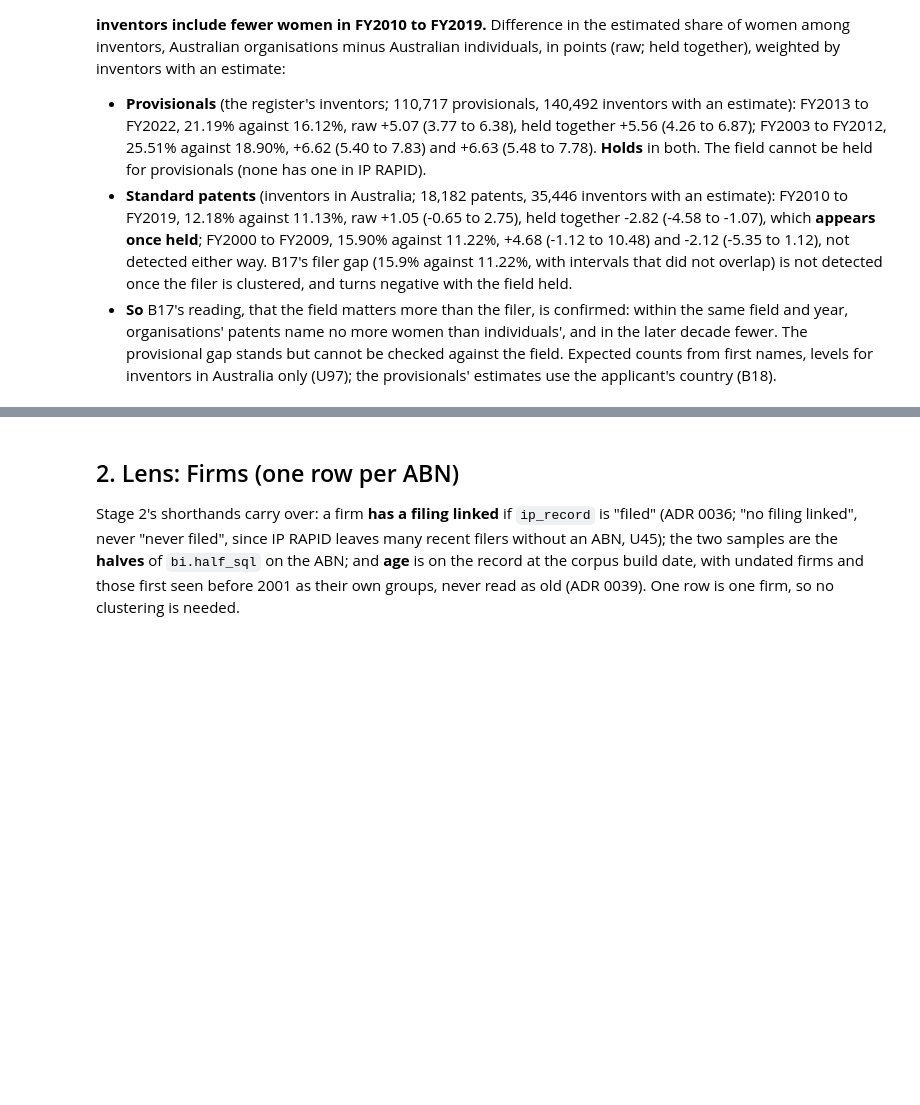
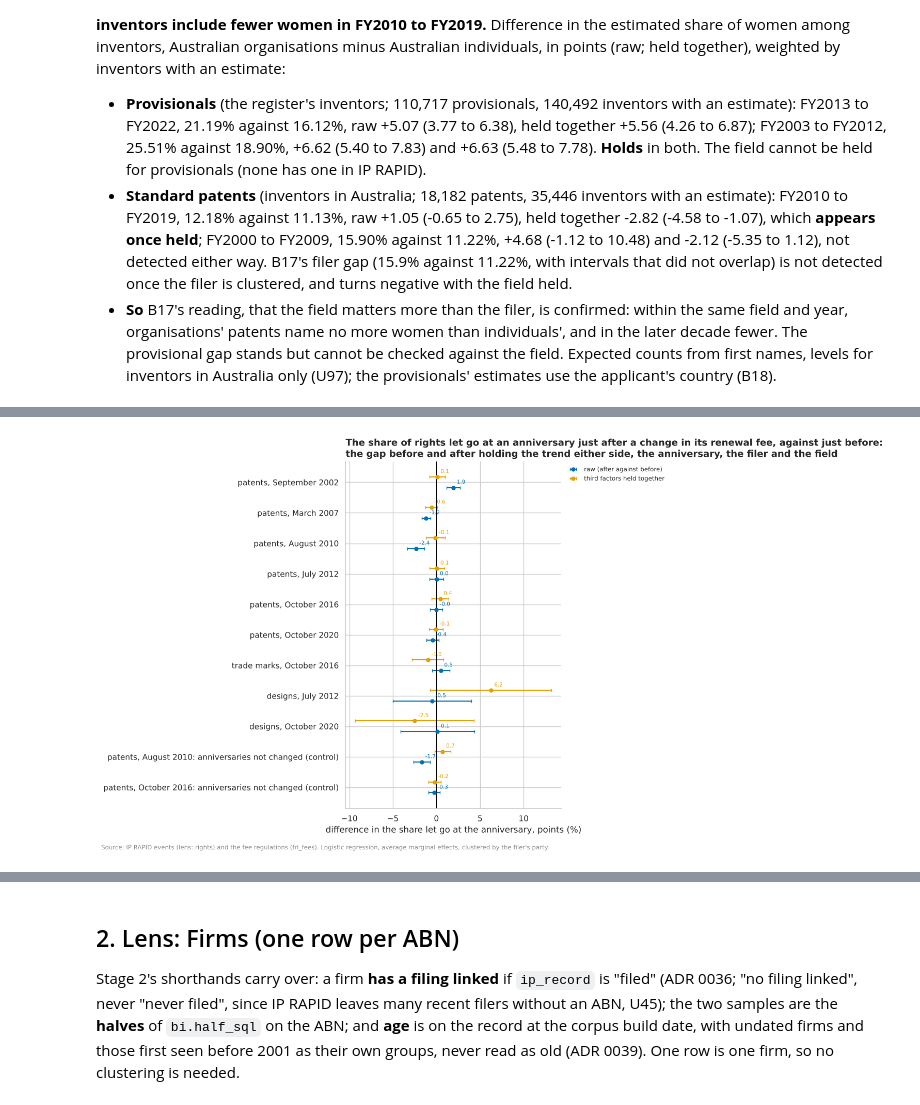
Before and after one commit to Thomas-Amann-IPAustralia/Aus-GII-Breakdown, a Jupyter notebook: analysis/notebooks/03_multivariate.ipynb, the cells around one changed output, grey strips where cells are left out. Saved outputs shown, nothing was run; the diff lists cells and outputs as text; code cells hidden in the pictures; blank space fills up the shorter version.

```diff
--- a/analysis/notebooks/03_multivariate.ipynb
+++ b/analysis/notebooks/03_multivariate.ipynb
@@ -927,0 +1181,87 @@ Australian individuals, in points (raw; held together), weighted by inventors wi
+# %%
+# Each change in a fee to keep a right, with the anniversaries whose fee it changed and by how much
+kept = sql("""
+    WITH k AS (SELECT "right", fee, coalesce(anniversary, 0) AS anniversary, start, amount_aud,
+                      lag(amount_aud) OVER (PARTITION BY "right", fee, anniversary ORDER BY start) AS before,
+                      lag("end") OVER (PARTITION BY "right", fee, anniversary ORDER BY start) AS before_end
+               FROM {frl_fees/key_fees} WHERE fee IN ('standard_renewal', 'renewal'))
+    SELECT "right", start, anniversary, 100 * (amount_aud / before - 1) AS pct
+    FROM k WHERE before IS NOT NULL AND before_end = start AND amount_aud <> before
+""")
+RENEWAL_CHANGES = [
+    ("patent", "2002-09-01"), ("patent", "2007-03-01"), ("patent", "2010-08-01"), ("patent", "2012-07-01"),
+    ("patent", "2016-10-10"), ("patent", "2020-10-01"), ("trade_mark", "2016-10-10"), ("design", "2012-07-01"),
+    ("design", "2020-10-01"),
+]  # fmt: skip
+
+
+def renewal_rows(right, when, unchanged=False):
+    t0 = pd.Timestamp(when)
+    lo, hi = (t0 - pd.DateOffset(months=12)).date(), (t0 + pd.DateOffset(months=12)).date()
+    ch = kept[(kept.right == right) & (pd.to_datetime(kept.start) == t0)]
+    if right == "patent":
+        ks = sorted(set(range(4, 20)) - set(ch.anniversary.astype(int))) if unchanged else ch.anniversary.astype(int)
+        ks = ", ".join(str(k) for k in sorted(ks) if 4 <= k <= 19)
+        base = f"""
+            SELECT r.application_number, k AS anniversary, r.date_of_patent + to_years(k) AS anniv,
+                   coalesce(main_area, 'unknown') AS field, filer_group AS filer,
+                   CASE WHEN founder_count > 1 THEN 'several' ELSE 'one' END AS founders, r.status, r.retired_date,
+                   r.registered_date
+            FROM {{lens/rights}} r, unnest([{ks}]) t(k)
+            WHERE r.patent_type = 'standard' AND r.date_of_patent IS NOT NULL AND filer_group IS NOT NULL"""
+        let_go = "retired_date >= anniv + INTERVAL 3 MONTH AND retired_date < anniv + INTERVAL 12 MONTH"
+        alive = "retired_date IS NULL OR retired_date >= anniv + INTERVAL 3 MONTH"
+    else:
+        years = 10 if right == "trade_mark" else 5
+        base = f"""
+            SELECT r.application_number, {years} AS anniversary, r.application_date + to_years({years}) AS anniv,
+                   coalesce(main_class, 'unknown') AS field, filer_group AS filer,
+                   CASE WHEN class_count = 1 THEN 'one' ELSE 'several' END AS founders, r.status, r.retired_date,
+                   r.registered_date
+            FROM {{lens/rights}} r
+            WHERE r.ip_right_type = '{right}' AND r.application_date >= DATE '1996-01-01' AND filer_group IS NOT NULL"""
+        let_go = "retired_date >= anniv - INTERVAL 1 MONTH AND retired_date < anniv + INTERVAL 2 MONTH"
+        alive = "retired_date IS NULL OR retired_date >= anniv - INTERVAL 1 MONTH"
+    d = rsql(f"""
+        WITH @FILER_PARTY, b AS ({base})
+        SELECT (status = 'ceased' AND {let_go})::INT AS let_go, (anniv >= DATE '{t0.date()}')::INT AS after,
+               date_diff('day', DATE '{t0.date()}', anniv) / 365.25 AS t, anniversary, field, filer, founders,
+               coalesce(p.filer_party, b.application_number) AS filer_party
+        FROM b LEFT JOIN filer_party p ON p.ip_right_type = '{right}' AND p.application_number = b.application_number
+        WHERE anniv >= DATE '{lo}' AND anniv < DATE '{hi}' AND registered_date < anniv AND ({alive})
+        ORDER BY hash(b.application_number || anniversary::VARCHAR || 'stage3'), b.application_number, anniversary
+        LIMIT 200000
+    """)
+    return d.assign(t_after=lambda x: x.t * x.after), ch.pct.median()
+
+
+rows = []
+runs = [(r, w, False) for r, w in RENEWAL_CHANGES] + [("patent", "2010-08-01", True), ("patent", "2016-10-10", True)]
+for right, when, unchanged in runs:
+    d, pct = renewal_rows(right, when, unchanged)
+    r = multi.adjusted_effect(
+        d,
+        "let_go",
+        "after",
+        ["t", "t_after", "anniversary", "filer", "field", "founders"],
+        numeric=["t", "t_after"],
+        cluster="filer_party",
+    )
+    extra = pd.Series({"fee change (median %)": 0.0 if unchanged else pct, "anniversaries": d.anniversary.nunique()})
+    name = f"{right.replace('_', ' ')}s, {pd.Timestamp(when):%B %Y}"
+    rows.append(pd.concat([extra, r]).rename(name + (": anniversaries not changed (control)" if unchanged else "")))
+renewal_fx = pd.DataFrame(rows)
+fig = multi.effects_chart(
+    renewal_fx,
+    title="The share of rights let go at an anniversary just after a change in its renewal fee, against just before:\n"
+    "the gap before and after holding the trend either side, the anniversary, the filer and the field",
+    xlabel="difference in the share let go at the anniversary, points",
+    raw_name="raw (after against before)",
+)
+style.source(
+    fig,
+    "IP RAPID events (lens: rights) and the fee regulations (frl_fees). Logistic regression, average marginal effects,"
+    " clustered by the filer's party.",
+)
+renewal_fx[["fee change (median %)", "anniversaries", *EFFECT]].round(4)
+# %% [output]
@@ -927,0 +1280 @@ Australian individuals, in points (raw; held together), weighted by inventors wi
+[figure, added]
```
Also changed, not shown: parts of 53 cells of this notebook, 17 other files.
